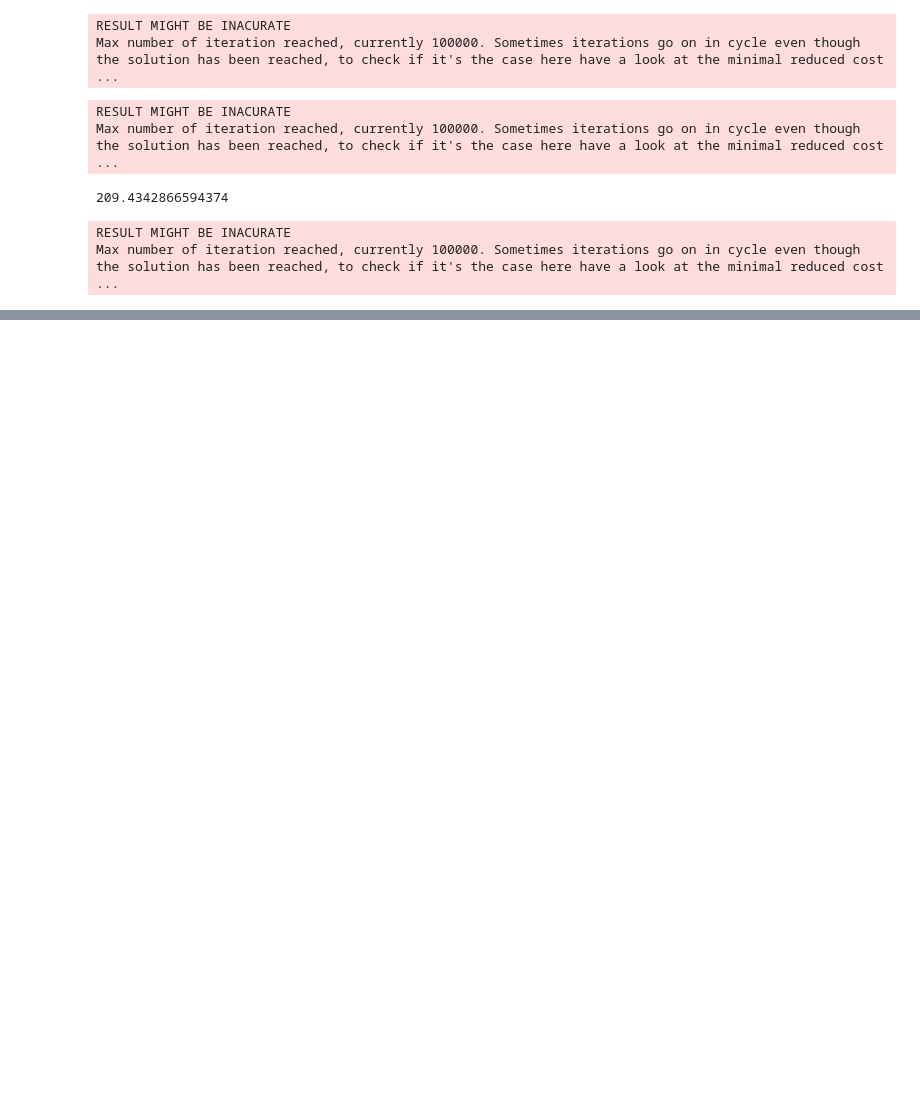
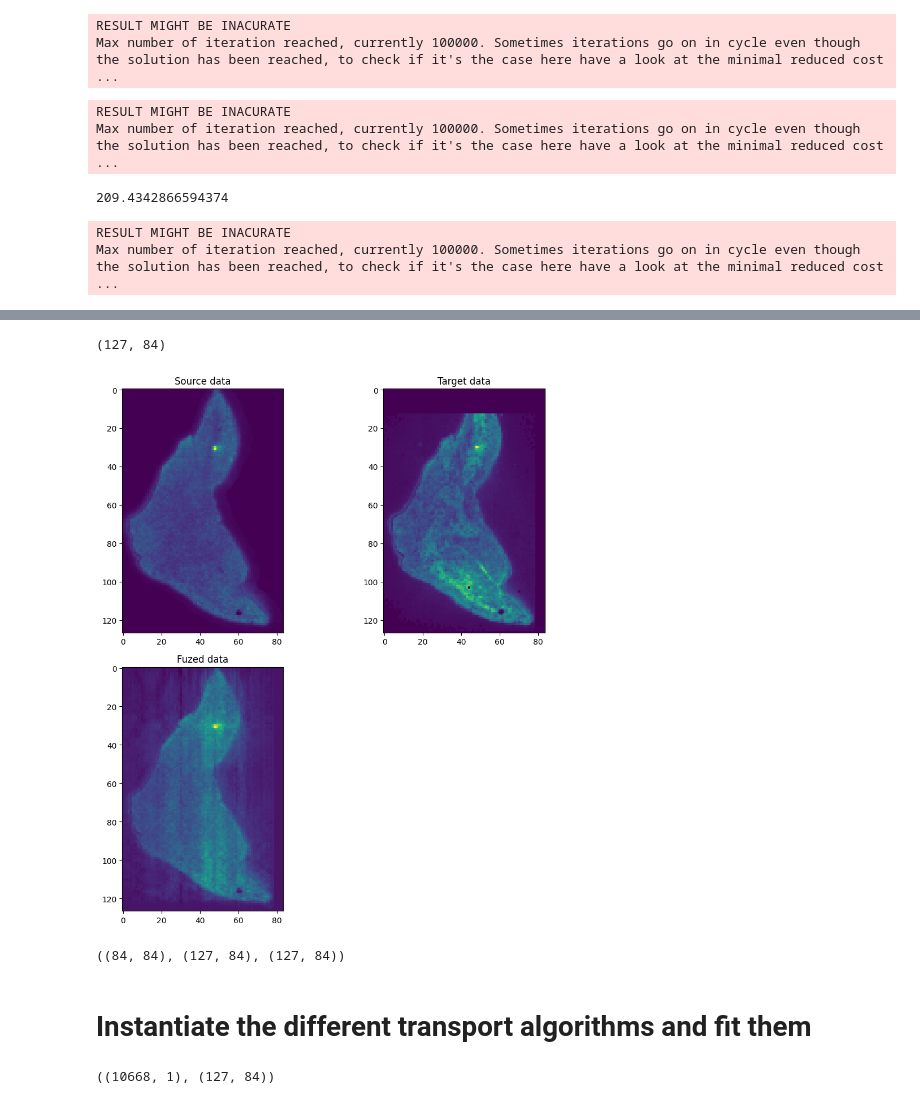
Before and after one commit to cb11711211/sc_st_attention_integration, a Jupyter notebook: pot_fuse_prot_rna.ipynb, the cells around one changed output, grey strips where cells are left out. Saved outputs shown, nothing was run; the diff lists cells and outputs as text; code cells hidden in the pictures; blank space fills up the shorter version.

```diff
--- a/pot_fuse_prot_rna.ipynb
+++ b/pot_fuse_prot_rna.ipynb
@@ -340 +340,7 @@ fuzed_mtx = fuzed_mtx.reshape(prot_mtx.shape)
+# %%
+# G[0].shape, G[1].shape
+# a.shape, b.shape
+rna_mtx.shape
+# %% [output]
+(127, 84)
 # %%
@@ -384,0 +363,29 @@ plt.show()
+# %%
+from ot import da
+
+# compute optimal transport map
+G = da.OT_mapping_linear(prot_mtx, rna_mtx)
+# OT_mapping_linear returns the
+#  A: shape (d,d) - Linear Operator
+#  b: shape (1,d) - bias
+P = G[0]
+# a, b = np.ones((rna_mtx.shape[0],)) / rna_mtx.shape[0], np.ones((prot_mtx.shape[0],)) / prot_mtx.shape[0]
+# lambd = 1e-3
+# P = da.sinkhorn(a, b, G[0], lambd, numItermax=1000)
+
+# fuse data mtx
+fuzed_mtx = prot_mtx @ P
+
+# Display the results
+mtx_print(prot_mtx, rna_mtx, fuzed_mtx)
+# %% [output]
+[figure, added]
+# %%
+# P.shape, rna_mtx.shape, prot_mtx.shape
+# ((84, 84), (127, 84), (127, 84))
+# compute the cost matrix of each the
+P = da.emd_laplace(0.6, 0.4, rna_mtx, prot_mtx)
+# %% [output]
+((84, 84), (127, 84), (127, 84))
+# %% [markdown]
+# Instantiate the different transport algorithms and fit them
@@ -384,0 +415,4 @@ plt.show()
+# %%
+transp_Xs_linear.shape, transp_Xs_gaussian.shape
+# %% [output]
+((10668, 1), (127, 84))
```
Also changed, not shown: parts of 21 cells of this notebook.
